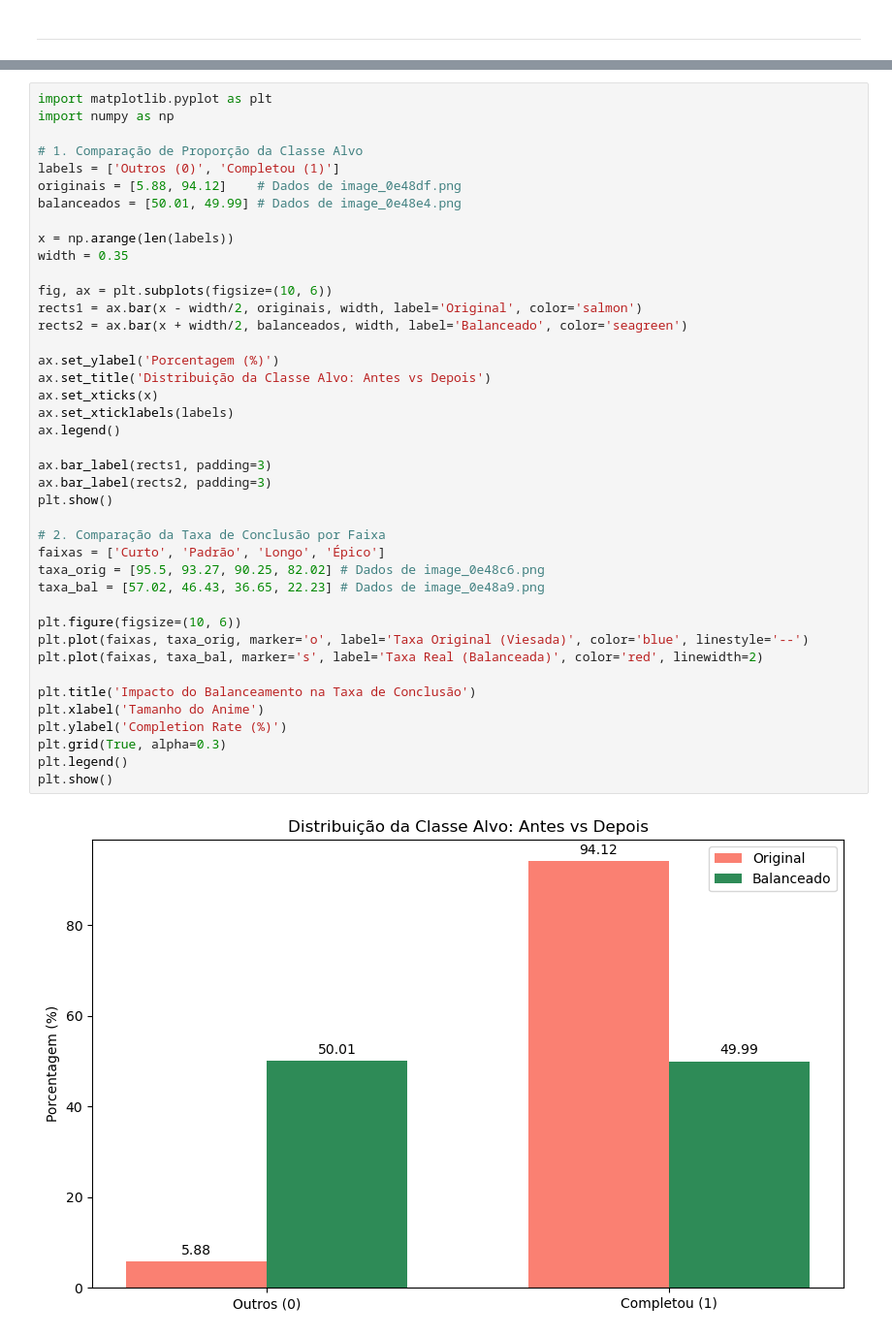
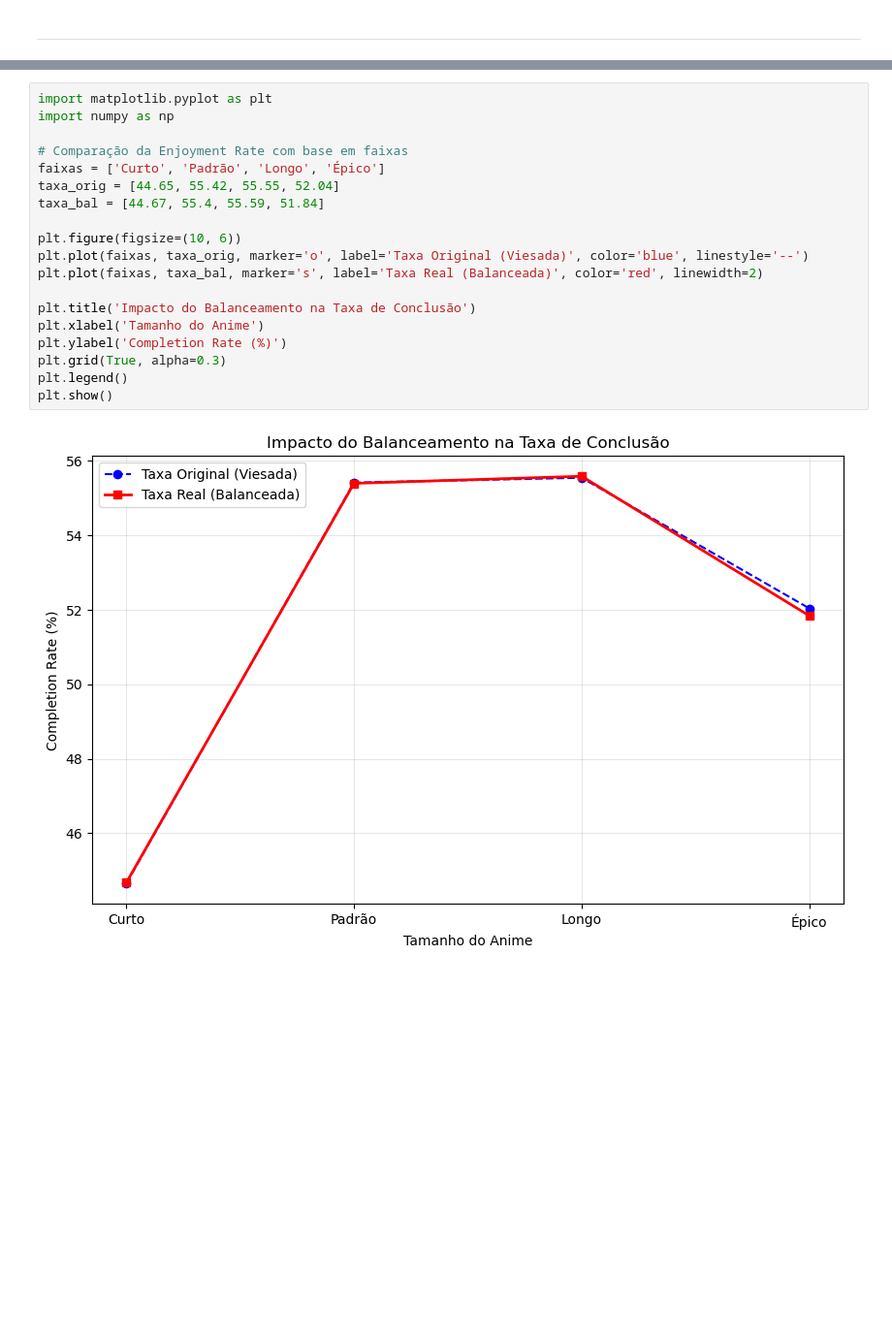
Before and after one commit to GiovanneVieira/AC2---BigData, a Jupyter notebook: pyspark-anime.ipynb, the cells around one changed output, grey strips where cells are left out. Shown at 97% size. Saved outputs shown, nothing was run; the diff lists cells and outputs as text; blank space fills up the shorter version.

Commit message:
Melhorias nas tabelas e escolha de uma nova classe alvo

```diff
--- a/pyspark-anime.ipynb
+++ b/pyspark-anime.ipynb
@@ -754,43 +909,21 @@ O modelo de Machine Learning terá como principal desafio aprender a distinguir
 # %%
 import matplotlib.pyplot as plt
 import numpy as np
 
-# 1. Comparação de Proporção da Classe Alvo
-labels = ['Outros (0)', 'Completou (1)']
-originais = [5.88, 94.12]    # Dados de image_0e48df.png
-balanceados = [50.01, 49.99] # Dados de image_0e48e4.png
-
-x = np.arange(len(labels))
-width = 0.35
-
-fig, ax = plt.subplots(figsize=(10, 6))
-rects1 = ax.bar(x - width/2, originais, width, label='Original', color='salmon')
-rects2 = ax.bar(x + width/2, balanceados, width, label='Balanceado', color='seagreen')
-
-ax.set_ylabel('Porcentagem (%)')
-ax.set_title('Distribuição da Classe Alvo: Antes vs Depois')
-ax.set_xticks(x)
-ax.set_xticklabels(labels)
-ax.legend()
-
-ax.bar_label(rects1, padding=3)
-ax.bar_label(rects2, padding=3)
-plt.show()
-
-# 2. Comparação da Taxa de Conclusão por Faixa
+# Comparação da Enjoyment Rate com base em faixas
 faixas = ['Curto', 'Padrão', 'Longo', 'Épico']
-taxa_orig = [95.5, 93.27, 90.25, 82.02] # Dados de image_0e48c6.png
-taxa_bal = [57.02, 46.43, 36.65, 22.23] # Dados de image_0e48a9.png
+taxa_orig = [44.65, 55.42, 55.55, 52.04]
+taxa_bal = [44.67, 55.4, 55.59, 51.84]
 
 plt.figure(figsize=(10, 6))
 plt.plot(faixas, taxa_orig, marker='o', label='Taxa Original (Viesada)', color='blue', linestyle='--')
 plt.plot(faixas, taxa_bal, marker='s', label='Taxa Real (Balanceada)', color='red', linewidth=2)
 
 plt.title('Impacto do Balanceamento na Taxa de Conclusão')
 plt.xlabel('Tamanho do Anime')
 plt.ylabel('Completion Rate (%)')
 plt.grid(True, alpha=0.3)
 plt.legend()
 plt.show()
 # %% [output]
-[figure, old version]
+[figure, new version]
```
Also changed, not shown: parts of 50 cells of this notebook.
